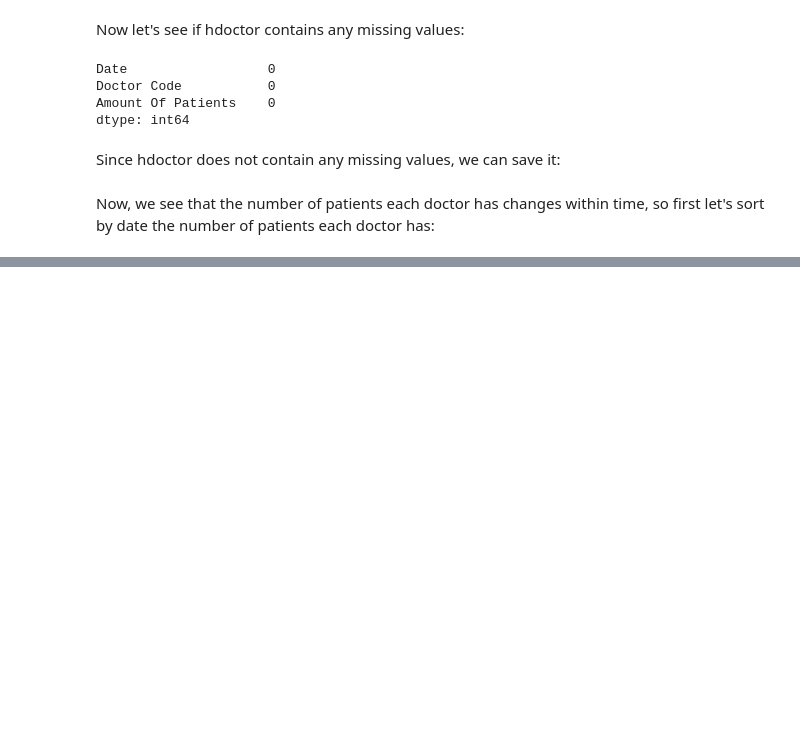
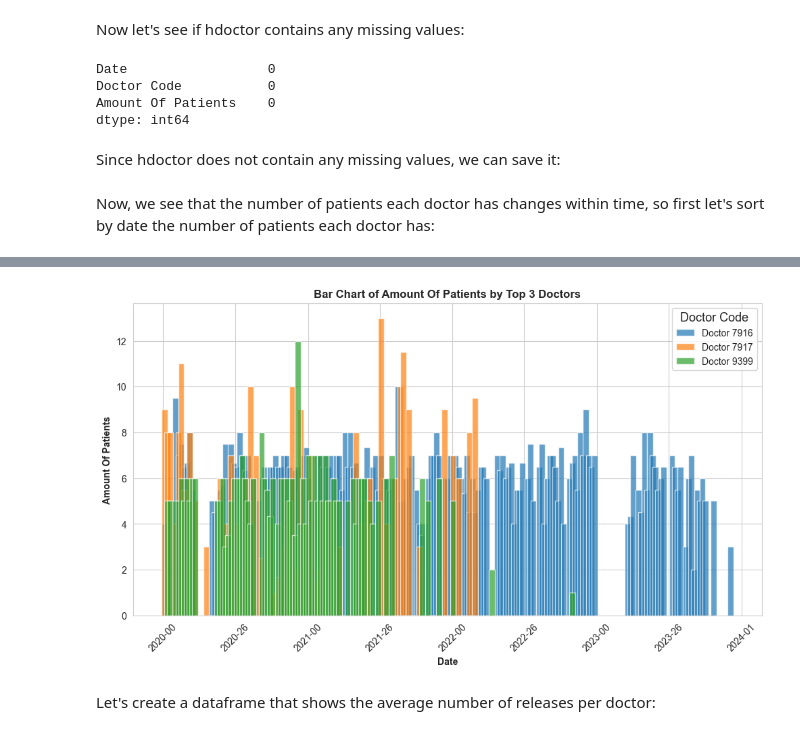
Before and after one commit to RyanWri/data-science2-lab-final-project, a Jupyter notebook: src/team_11/team11_results.ipynb, the cells around one changed output, grey strips where cells are left out. Drawn from its saved outputs; the diff is of its cells as text; code cells hidden in the pictures; blank space fills up the shorter version.

```diff
--- a/src/team_11/team11_results.ipynb
+++ b/src/team_11/team11_results.ipynb
@@ -230,0 +220,6 @@ display(hdoctor_df_translated_sorted_and_with_average)
+# %%
+Task13.plot_bar_chart_by_best_doctors(dataframe=hdoctor_df_translated_sorted, doctor_column='Doctor Code', date_column='Date', value_column='Amount Of Patients', resample='W',num_of_best_doctors=3)  # Weekly
+# %% [output]
+[figure, added]
+# %% [markdown]
+Let's create a dataframe that shows the average number of releases per doctor:
```
Also changed, not shown: parts of 25 cells of this notebook, 7 other files.
